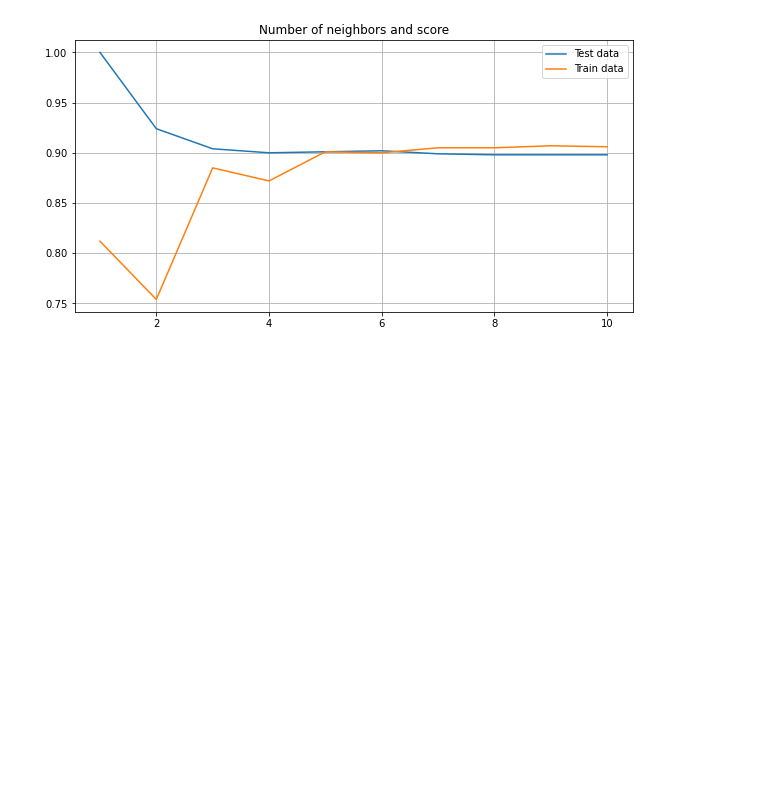
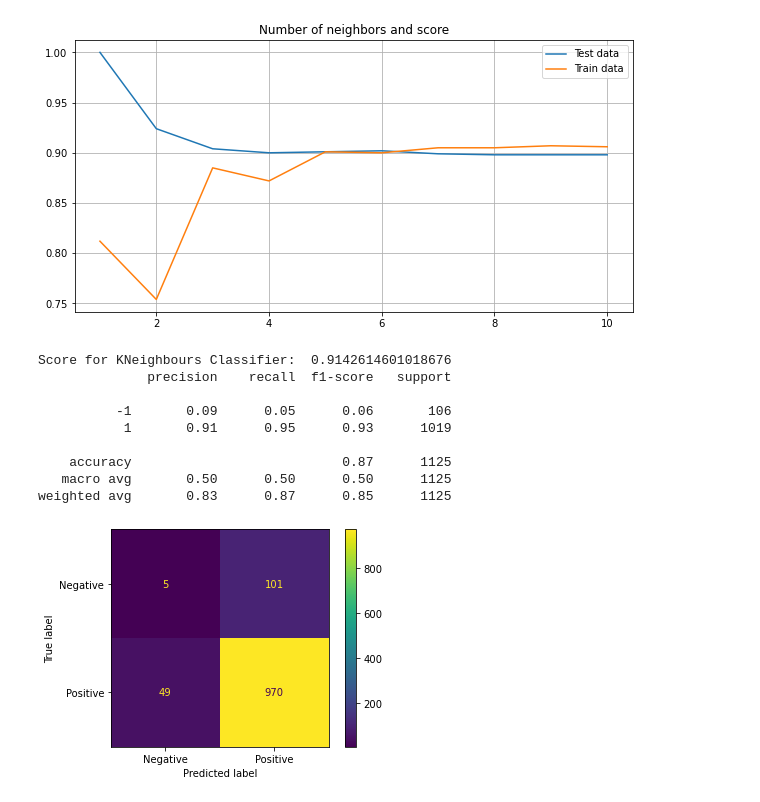
Before and after one commit to grocholskaaleksandra/MachineLeariningProject, a Jupyter notebook: SVC and KNN.ipynb, the cells around one changed output. Drawn from its saved outputs; the diff is of its cells as text; code cells hidden in the pictures; blank space fills up the shorter version.

```diff
--- a/SVC and KNN.ipynb
+++ b/SVC and KNN.ipynb
@@ -150,3 +205,28 @@ plt.legend()
 plt.grid();
 # %% [output]
 [figure]
+# %%
+#KNN on upsampled data
+
+neigh2 = KNeighborsClassifier(n_neighbors=5)
+neigh2.fit(upsampled_X, np.ravel(upsampled_y.T))
+score_neigh2 = neigh2.score(upsampled_X, np.ravel(upsampled_y.T), sample_weight=None)
+print("Score for KNeighbours Classifier: ", score_neigh2)
+plot_confusion_matrix(neigh2,
+                     testX,
+                     testy,
+                     values_format='d',
+                     display_labels=["Negative", "Positive"])
+pred_neigh = neigh2.predict(testX)
+print(classification_report(testy, pred_neigh))
+# %% [output]
+Score for KNeighbours Classifier:  0.9142614601018676
+              precision    recall  f1-score   support
+
+          -1       0.09      0.05      0.06       106
+           1       0.91      0.95      0.93      1019
+
+    accuracy                           0.87      1125
+   macro avg       0.50      0.50      0.50      1125
+weighted avg       0.83      0.87      0.85      1125
+[figure, added]
```
Also changed, not shown: parts of 14 cells of this notebook.
